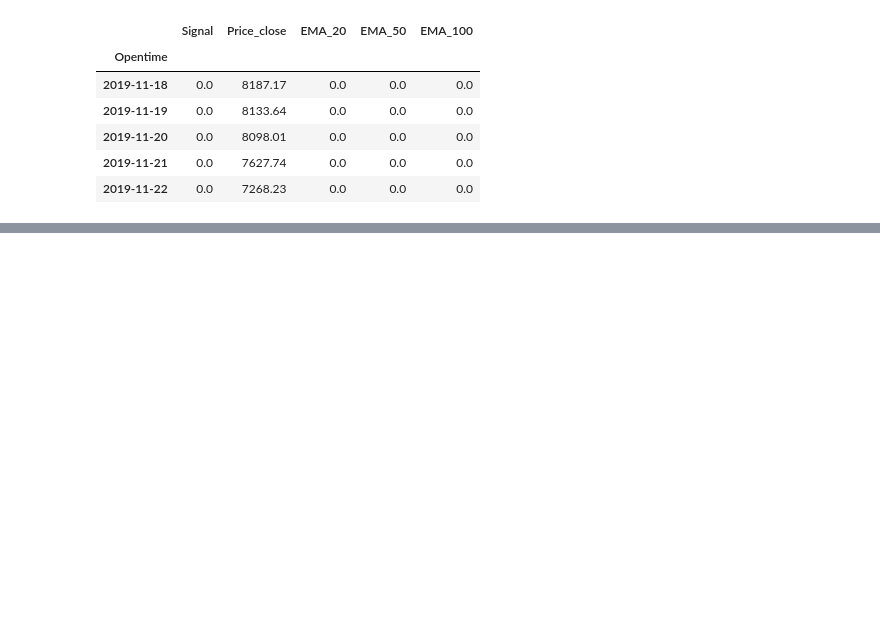
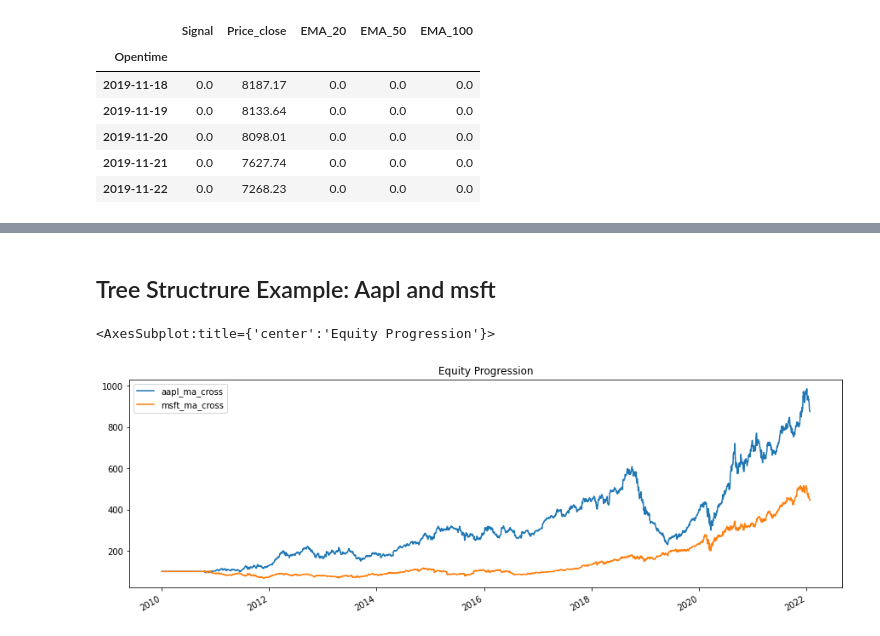
Before and after one commit to gap689/crypto-data-analysis, a Jupyter notebook: tradingmachinelearning/Backtesting.ipynb, the cells around one changed output, grey strips where cells are left out. Drawn from its saved outputs; the diff is of its cells as text; code cells hidden in the pictures; blank space fills up the shorter version.

```diff
--- a/tradingmachinelearning/Backtesting.ipynb
+++ b/tradingmachinelearning/Backtesting.ipynb
@@ -296,0 +393,50 @@ Win 12m %            75.00%
+# %% [markdown]
+## Tree Structrure Example: Aapl and msft
+# %%
+# first let's create a helper function to create a ma cross backtest
+def ma_cross(ticker, start='2010-01-01',
+             short_ma=50, long_ma=200, name='ma_cross'):
+    # these are all the same steps as above
+    data = bt.get(ticker, start=start)
+    short_sma = data.rolling(short_ma).mean()
+    long_sma  = data.rolling(long_ma).mean()
+
+    # target weights
+    tw = long_sma.copy()
+    tw[short_sma > long_sma] = 1.0
+    tw[short_sma <= long_sma] = -1.0
+    tw[long_sma.isnull()] = 0.0
+
+    # here we specify the children (3rd) arguemnt to make sure the strategy
+    # has the proper universe. This is necessary in strategies of strategies
+    s = bt.Strategy(name, [bt.algos.WeighTarget(tw), bt.algos.Rebalance()], [ticker])
+
+    return bt.Backtest(s, data)
+
+# ok now let's create a few backtests and gather the results.
+# these will later become our "synthetic securities"
+t1 = ma_cross('aapl', name='aapl_ma_cross')
+t2 = ma_cross('msft', name='msft_ma_cross')
+
+# let's run these strategies now
+res_stocks = bt.run(t1, t2)
+
+# now that we have run the strategies, let's extract
+# the data to create "synthetic securities"
+data = bt.merge(res_stocks['aapl_ma_cross'].prices, res_stocks['msft_ma_cross'].prices)
+
+# now we have our new data. This data is basically the equity
+# curves of both backtested strategies. Now we can just use this
+# to test any old strategy, just like before.
+s = bt.Strategy('s', [bt.algos.SelectAll(),
+                      bt.algos.WeighInvVol(),
+                      bt.algos.Rebalance()])
+
+# create and run
+t = bt.Backtest(s, data)
+res_stocks_merged = bt.run(t)
+# %%
+res_stocks.plot()
+# %% [output]
+<AxesSubplot:title={'center':'Equity Progression'}>
+[figure, added]
```
Also changed, not shown: parts of 23 cells of this notebook.
